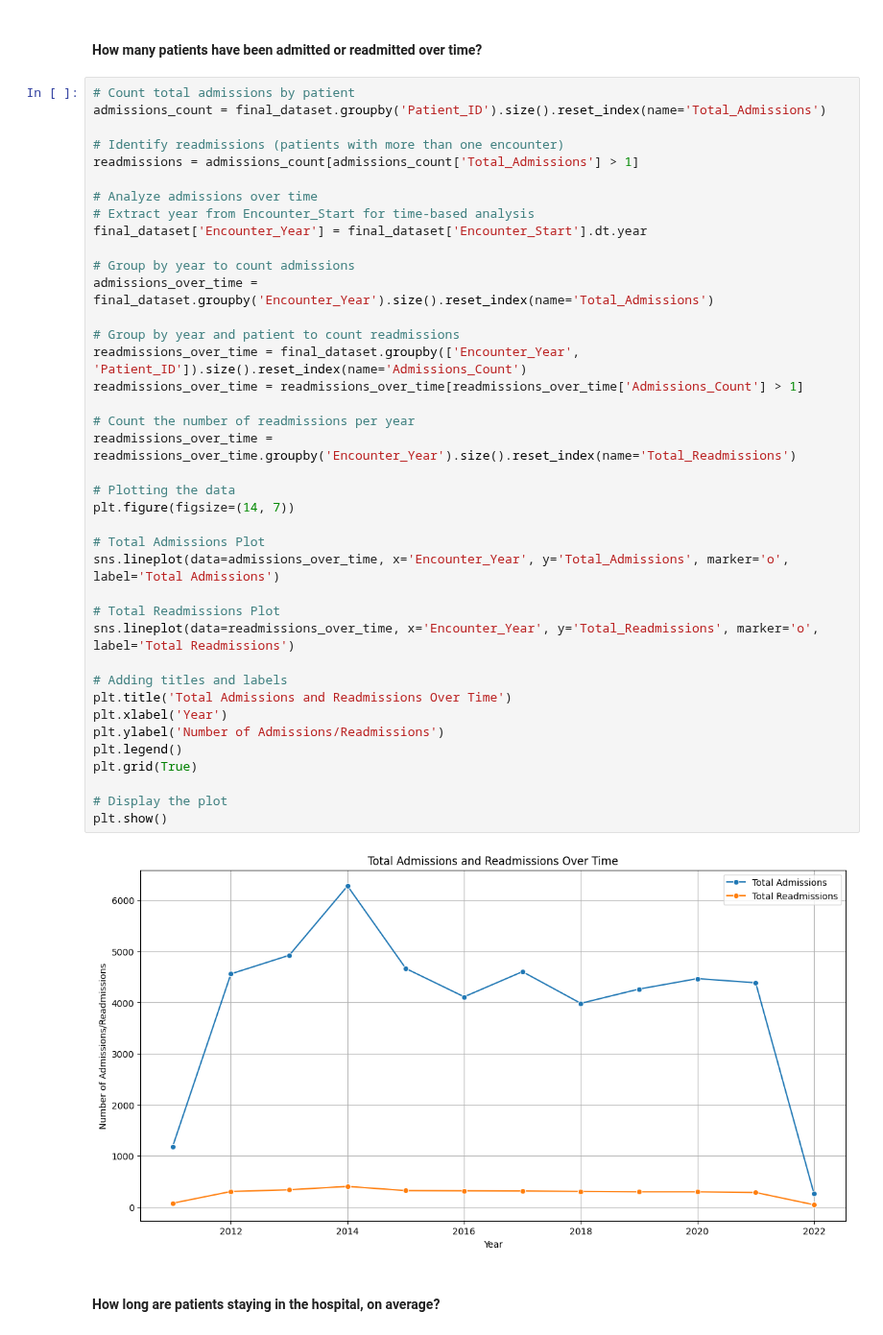
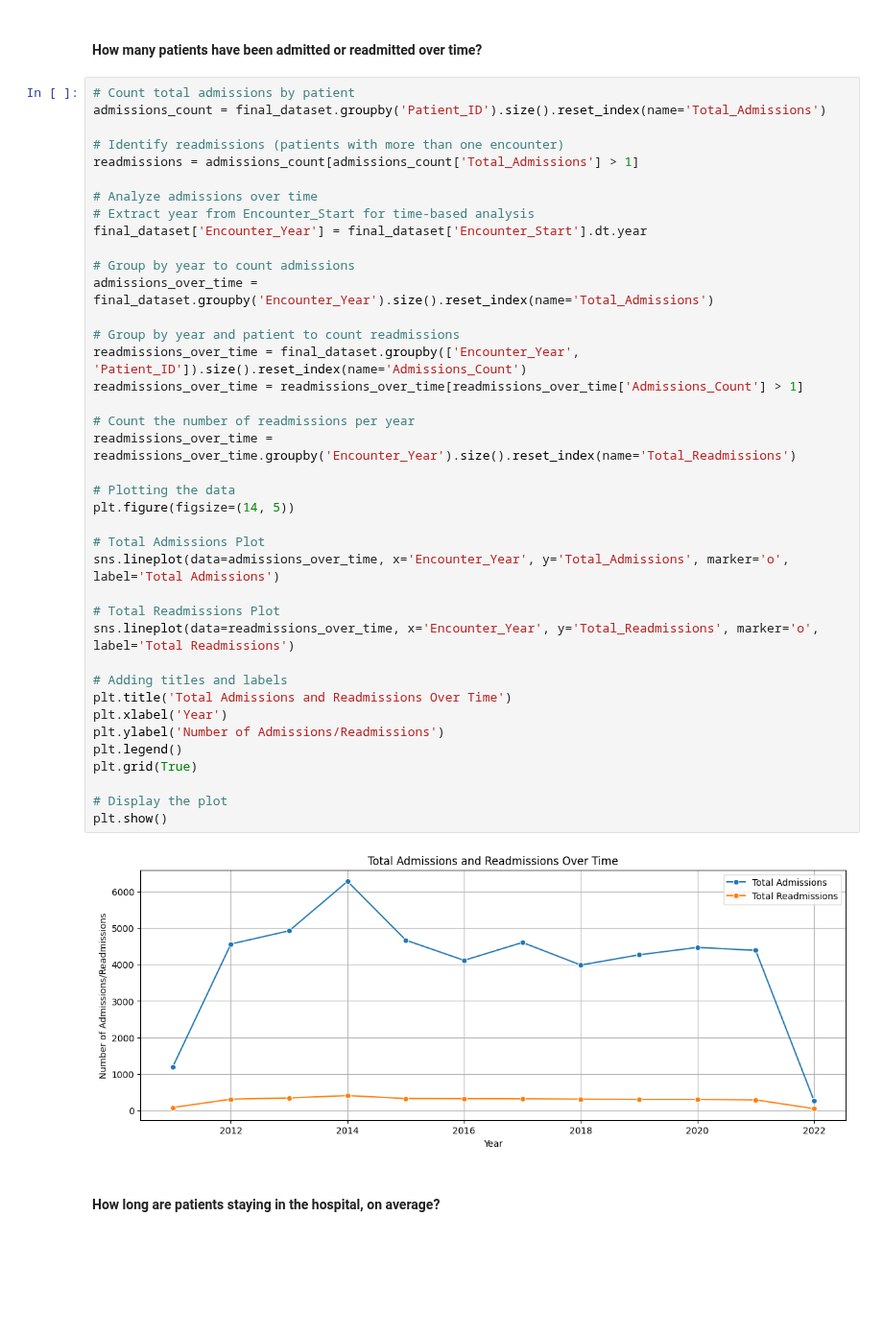
Before and after one commit to Akshay-Paunikar/Maven_Analytics_Challenges, a Jupyter notebook: Hospital_Patient_Records_Challenge/Maven_Hospital_Challenge.ipynb, the cells around one changed output. Shown at 96% size. Cells and saved outputs as stored; diff of their text form; blank space fills up the shorter version.

```diff
--- a/Hospital_Patient_Records_Challenge/Maven_Hospital_Challenge.ipynb
+++ b/Hospital_Patient_Records_Challenge/Maven_Hospital_Challenge.ipynb
@@ -532,35 +532,35 @@ readmissions = admissions_count[admissions_count['Total_Admissions'] > 1]
 final_dataset['Encounter_Year'] = final_dataset['Encounter_Start'].dt.year
 
 # Group by year to count admissions
 admissions_over_time = final_dataset.groupby('Encounter_Year').size().reset_index(name='Total_Admissions')
 
 # Group by year and patient to count readmissions
 readmissions_over_time = final_dataset.groupby(['Encounter_Year', 'Patient_ID']).size().reset_index(name='Admissions_Count')
 readmissions_over_time = readmissions_over_time[readmissions_over_time['Admissions_Count'] > 1]
 
 # Count the number of readmissions per year
 readmissions_over_time = readmissions_over_time.groupby('Encounter_Year').size().reset_index(name='Total_Readmissions')
 
 # Plotting the data
-plt.figure(figsize=(14, 7))
+plt.figure(figsize=(14, 5))
 
 # Total Admissions Plot
 sns.lineplot(data=admissions_over_time, x='Encounter_Year', y='Total_Admissions', marker='o', label='Total Admissions')
 
 # Total Readmissions Plot
 sns.lineplot(data=readmissions_over_time, x='Encounter_Year', y='Total_Readmissions', marker='o', label='Total Readmissions')
 
 # Adding titles and labels
 plt.title('Total Admissions and Readmissions Over Time')
 plt.xlabel('Year')
 plt.ylabel('Number of Admissions/Readmissions')
 plt.legend()
 plt.grid(True)
 
 # Display the plot
 plt.show()
 # %% [output]
-[figure, old version]
+[figure, new version]
 # %% [markdown]
 #### How long are patients staying in the hospital, on average?
 # %%
```
Also changed, not shown: parts of 4 cells of this notebook.
